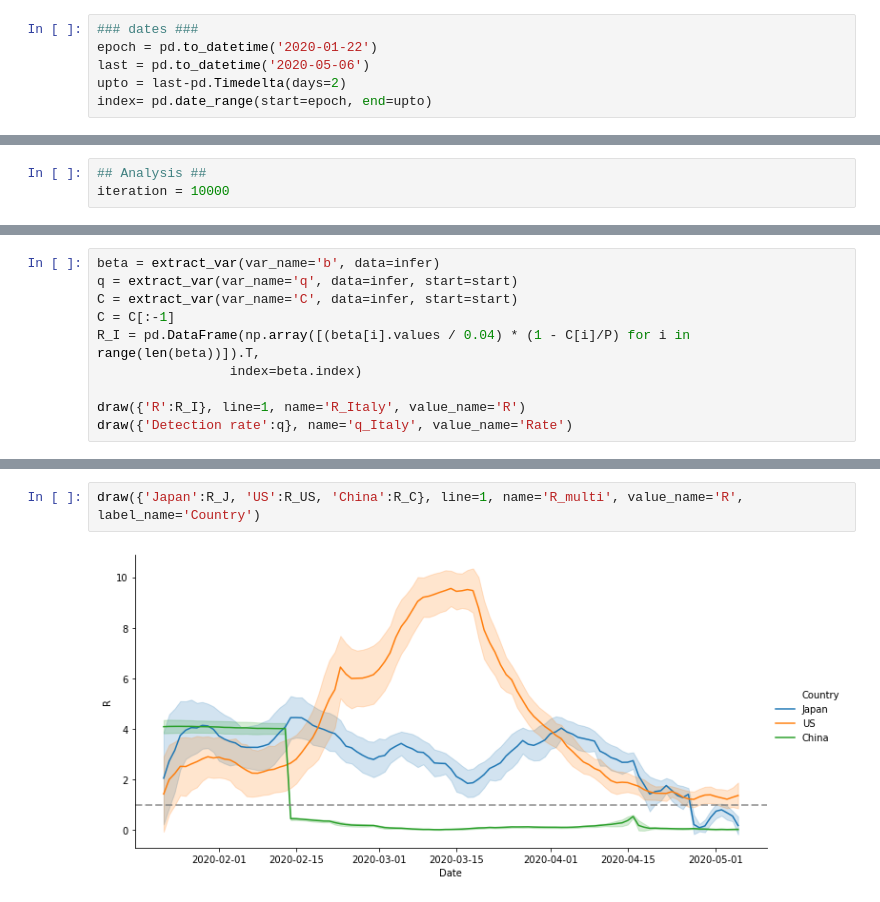
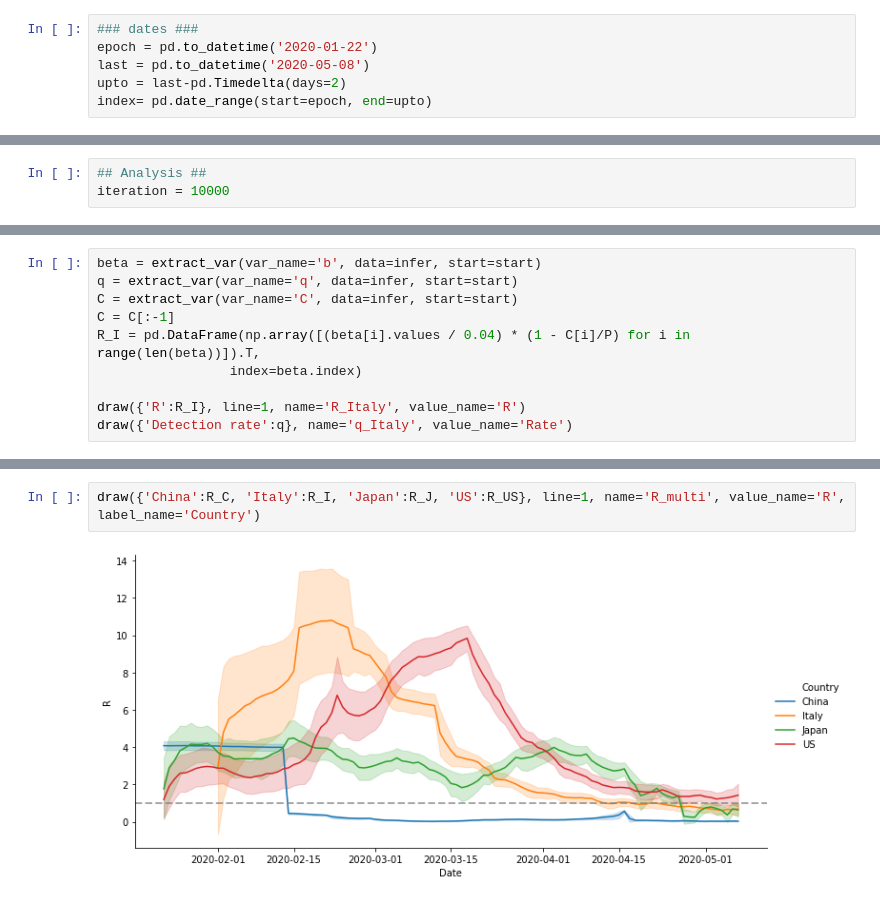
Before and after one commit to yoriyuki/BayesianCOVID19, a Jupyter notebook: notebook/Experiments.ipynb, the cells around one changed output, grey strips where cells are left out. Cells and saved outputs as stored; diff of their text form.

```diff
--- a/notebook/Experiments.ipynb
+++ b/notebook/Experiments.ipynb
@@ -35,7 +35,7 @@ death = df.cummax()
 # %%
 ### dates ###
 epoch = pd.to_datetime('2020-01-22')
-last = pd.to_datetime('2020-05-06')
+last = pd.to_datetime('2020-05-08')
 upto = last-pd.Timedelta(days=2)
 index= pd.date_range(start=epoch, end=upto)
 # %%
@@ -904,5 +872,5 @@ See http://arxiv.org/abs/1507.04544 for details
 # %%
-beta = extract_var(var_name='b', data=infer)
+beta = extract_var(var_name='b', data=infer, start=start)
 q = extract_var(var_name='q', data=infer, start=start)
 C = extract_var(var_name='C', data=infer, start=start)
 C = C[:-1]
@@ -1057,7 +985,7 @@ draw({'R':R_K}, line=1, name='R_Korea', value_name='R')
 # %%
-draw({'Japan':R_J, 'US':R_US, 'China':R_C}, line=1, name='R_multi', value_name='R', label_name='Country')
+draw({'China':R_C, 'Italy':R_I, 'Japan':R_J, 'US':R_US}, line=1, name='R_multi', value_name='R', label_name='Country')
 # %% [output]
-[figure, old version]
+[figure, new version]
 # %%
 ### Sweden ###
 P = 10_230_000
```
Also changed, not shown: parts of 32 cells of this notebook.
